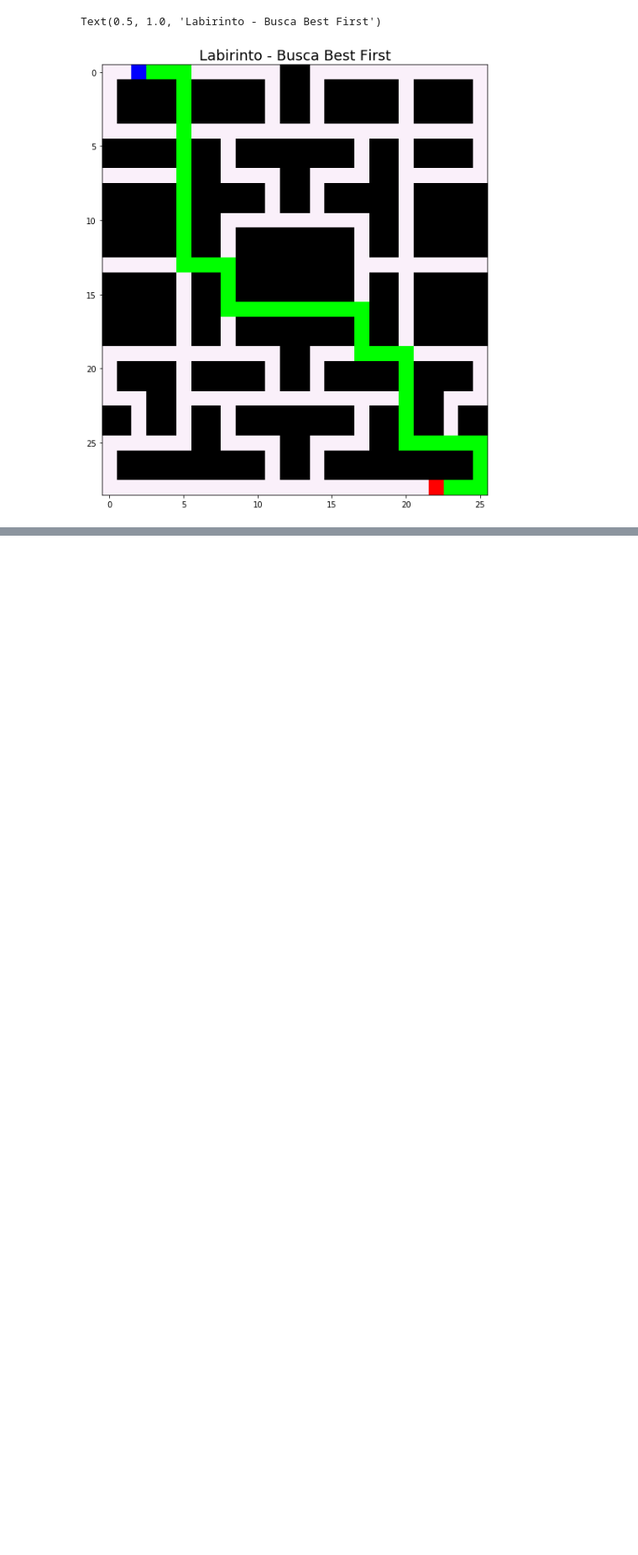
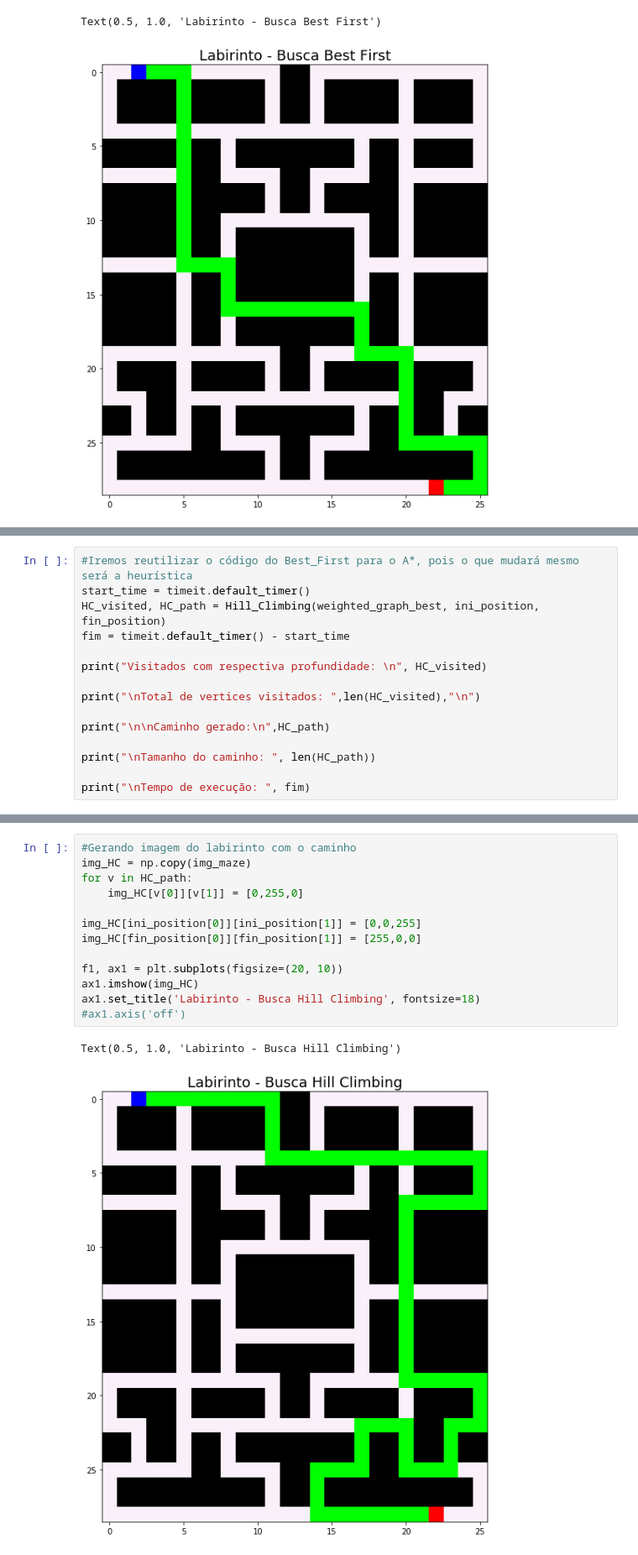
Before and after one commit to MatheusBorgesKamla/BuscaAvancada_IA, a Jupyter notebook: IA_Busca.ipynb, the cells around one changed output, grey strips where cells are left out. Shown: that part at 84% size. Drawn from its saved outputs; the diff is of its cells as text; blank space fills up the shorter version.

```diff
--- a/IA_Busca.ipynb
+++ b/IA_Busca.ipynb
@@ -462,0 +607,15 @@ Text(0.5, 1.0, 'Labirinto - Busca Best First')
+# %%
+#Iremos reutilizar o código do Best_First para o A*, pois o que mudará mesmo será a heurística
+start_time = timeit.default_timer()
+HC_visited, HC_path = Hill_Climbing(weighted_graph_best, ini_position, fin_position)
+fim = timeit.default_timer() - start_time
+
+print("Visitados com respectiva profundidade: \n", HC_visited)
+
+print("\nTotal de vertices visitados: ",len(HC_visited),"\n")
+
+print("\n\nCaminho gerado:\n",HC_path)
+
+print("\nTamanho do caminho: ", len(HC_path))
+
+print("\nTempo de execução: ", fim)
@@ -462,0 +636,16 @@ Text(0.5, 1.0, 'Labirinto - Busca Best First')
+# %%
+#Gerando imagem do labirinto com o caminho
+img_HC = np.copy(img_maze)
+for v in HC_path:
+    img_HC[v[0]][v[1]] = [0,255,0]
+
+img_HC[ini_position[0]][ini_position[1]] = [0,0,255]
+img_HC[fin_position[0]][fin_position[1]] = [255,0,0]
+
+f1, ax1 = plt.subplots(figsize=(20, 10))
+ax1.imshow(img_HC)
+ax1.set_title('Labirinto - Busca Hill Climbing', fontsize=18)
+#ax1.axis('off')
+# %% [output]
+Text(0.5, 1.0, 'Labirinto - Busca Hill Climbing')
+[figure, added]
```
Also changed, not shown: parts of 14 cells of this notebook.
